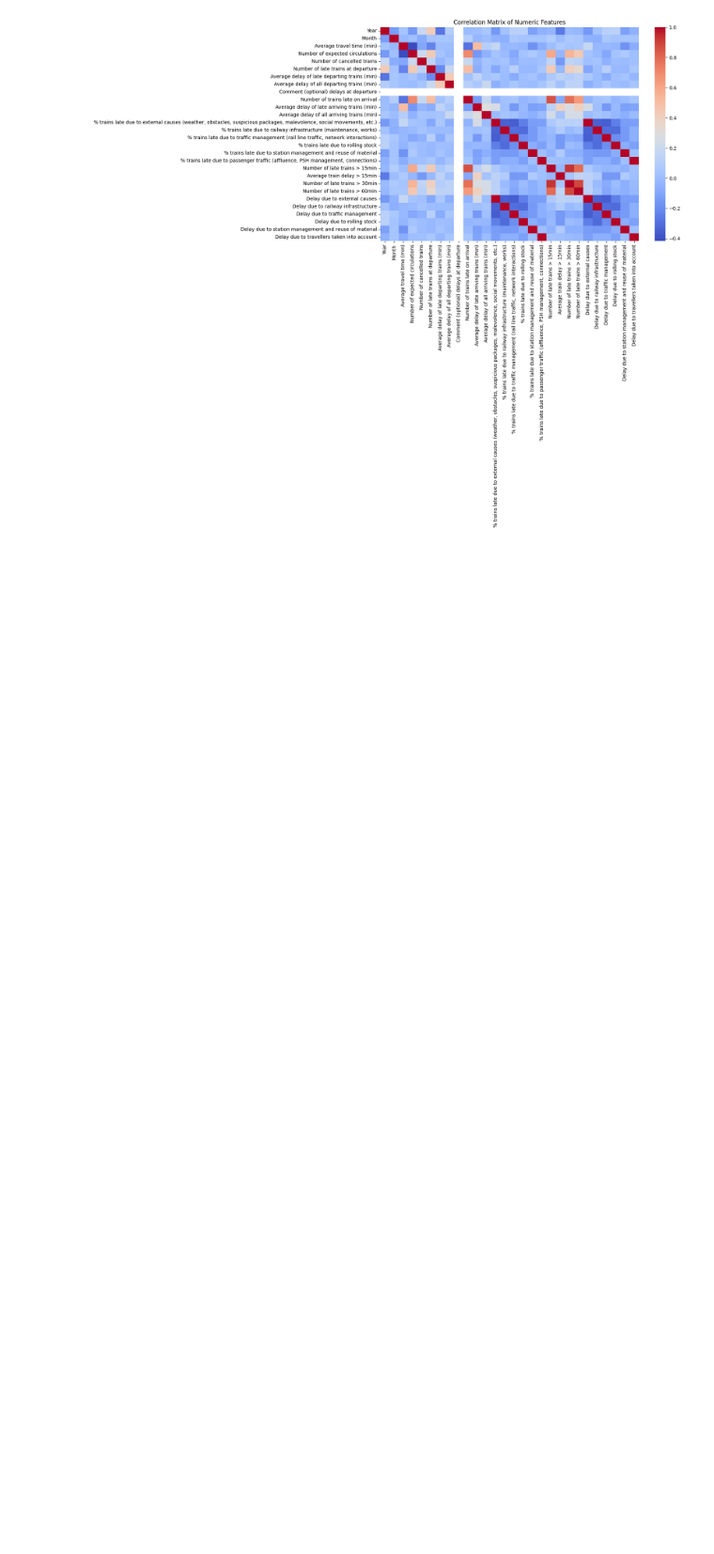
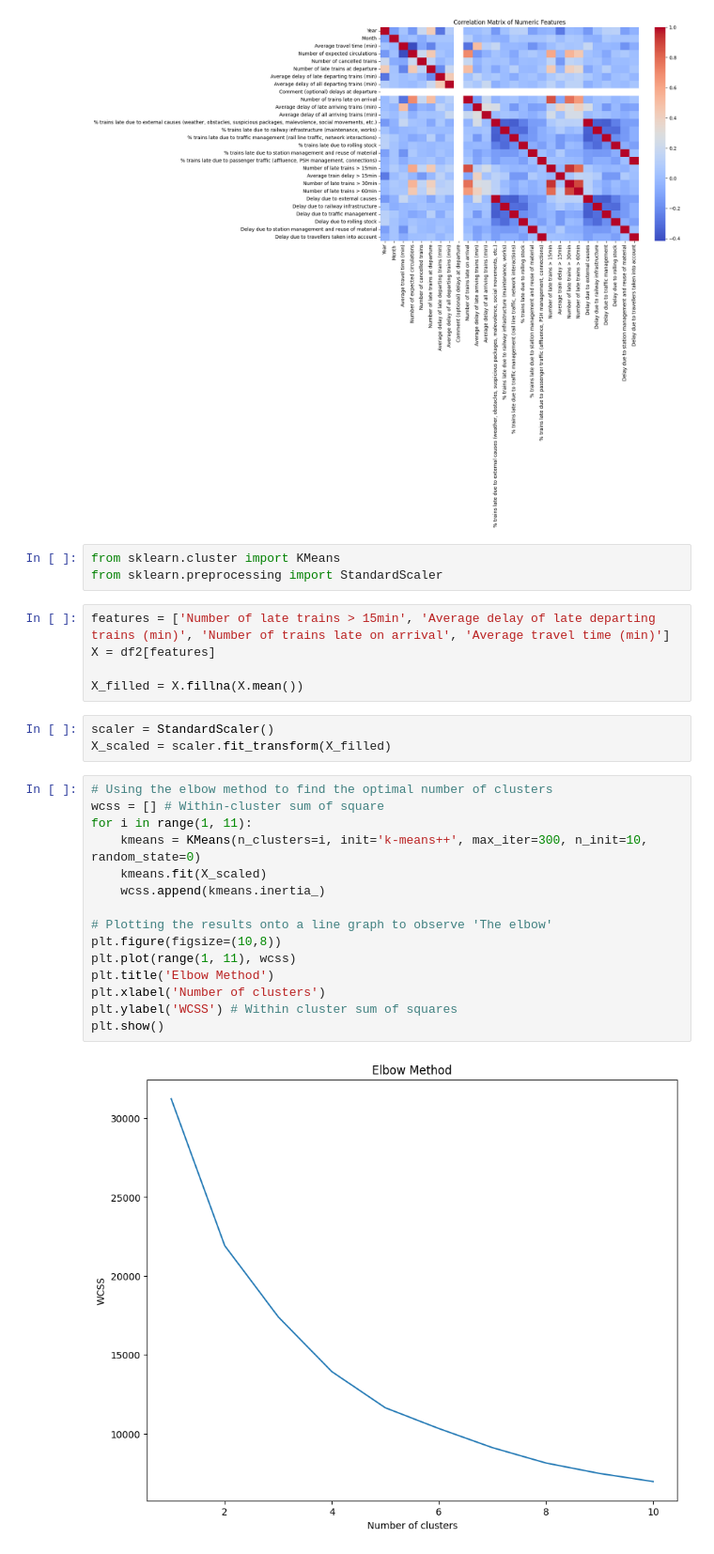
Before and after one commit to ZTW21/Detroit-Public-Transport-Clustering, a Jupyter notebook: Notebook.ipynb, the cells around one changed output. Shown at 94% size. Cells and saved outputs as stored; diff of their text form; blank space fills up the shorter version.

```diff
--- a/Notebook.ipynb
+++ b/Notebook.ipynb
@@ -95,3 +95,31 @@ plt.title('Correlation Matrix of Numeric Features')
 plt.show()
 # %% [output]
 [figure]
+# %%
+from sklearn.cluster import KMeans
+from sklearn.preprocessing import StandardScaler
+# %%
+features = ['Number of late trains > 15min', 'Average delay of late departing trains (min)', 'Number of trains late on arrival', 'Average travel time (min)']
+X = df2[features]
+
+X_filled = X.fillna(X.mean())
+# %%
+scaler = StandardScaler()
+X_scaled = scaler.fit_transform(X_filled)
+# %%
+# Using the elbow method to find the optimal number of clusters
+wcss = [] # Within-cluster sum of square
+for i in range(1, 11):
+    kmeans = KMeans(n_clusters=i, init='k-means++', max_iter=300, n_init=10, random_state=0)
+    kmeans.fit(X_scaled)
+    wcss.append(kmeans.inertia_)
+
+# Plotting the results onto a line graph to observe 'The elbow'
+plt.figure(figsize=(10,8))
+plt.plot(range(1, 11), wcss)
+plt.title('Elbow Method')
+plt.xlabel('Number of clusters')
+plt.ylabel('WCSS') # Within cluster sum of squares
+plt.show()
+# %% [output]
+[figure, added]
```
Also changed, not shown: parts of 3 cells of this notebook.
